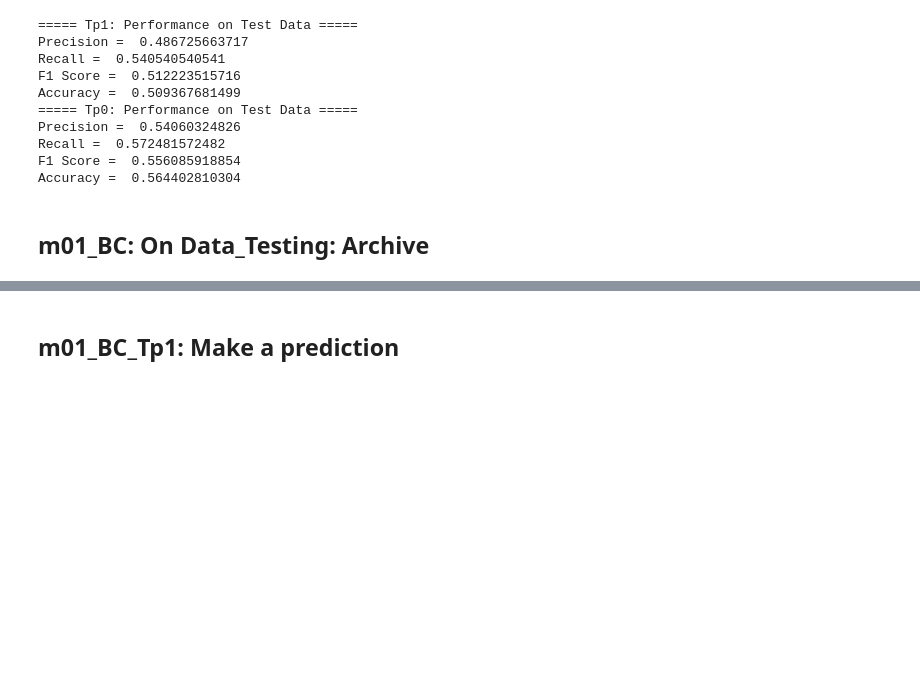
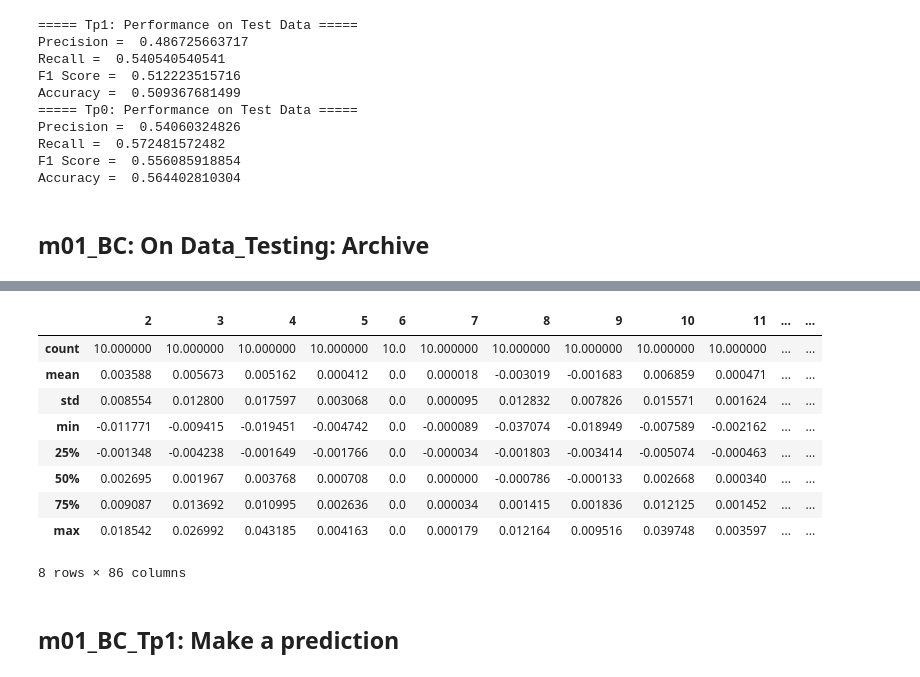
Before and after one commit to eyup-saltik-2016/datalab, a Jupyter notebook: ML__GCP_TF__BC_NN__MXN.ipynb, the cells around one changed output, grey strips where cells are left out. Drawn from its saved outputs; the diff is of its cells as text; code cells hidden in the pictures; blank space fills up the shorter version.

```diff
--- a/ML__GCP_TF__BC_NN__MXN.ipynb
+++ b/ML__GCP_TF__BC_NN__MXN.ipynb
@@ -1612,5 +1627,16 @@ sample_input_1_87
 # %%
-sample_input_1_87.describe()
+sample_input_1_86.describe()
+# %% [output]
+|  | 2 | 3 | 4 | 5 | 6 | 7 | 8 | 9 | 10 | 11 | ... | ... |
+| count | 10.000000 | 10.000000 | 10.000000 | 10.000000 | 10.0 | 10.000000 | 10.000000 | 10.000000 | 10.000000 | 10.000000 | ... | ... |
+| mean | 0.003588 | 0.005673 | 0.005162 | 0.000412 | 0.0 | 0.000018 | -0.003019 | -0.001683 | 0.006859 | 0.000471 | ... | ... |
+| std | 0.008554 | 0.012800 | 0.017597 | 0.003068 | 0.0 | 0.000095 | 0.012832 | 0.007826 | 0.015571 | 0.001624 | ... | ... |
+| min | -0.011771 | -0.009415 | -0.019451 | -0.004742 | 0.0 | -0.000089 | -0.037074 | -0.018949 | -0.007589 | -0.002162 | ... | ... |
+| 25% | -0.001348 | -0.004238 | -0.001649 | -0.001766 | 0.0 | -0.000034 | -0.001803 | -0.003414 | -0.005074 | -0.000463 | ... | ... |
+| 50% | 0.002695 | 0.001967 | 0.003768 | 0.000708 | 0.0 | 0.000000 | -0.000786 | -0.000133 | 0.002668 | 0.000340 | ... | ... |
+| 75% | 0.009087 | 0.013692 | 0.010995 | 0.002636 | 0.0 | 0.000034 | 0.001415 | 0.001836 | 0.012125 | 0.001452 | ... | ... |
+| max | 0.018542 | 0.026992 | 0.043185 | 0.004163 | 0.0 | 0.000179 | 0.012164 | 0.009516 | 0.039748 | 0.003597 | ... | ... |
+8 rows × 86 columns
 # %% [markdown]
 ## m01_BC_Tp1: Make a prediction
 # %%
```
Also changed, not shown: parts of 9 cells of this notebook.
